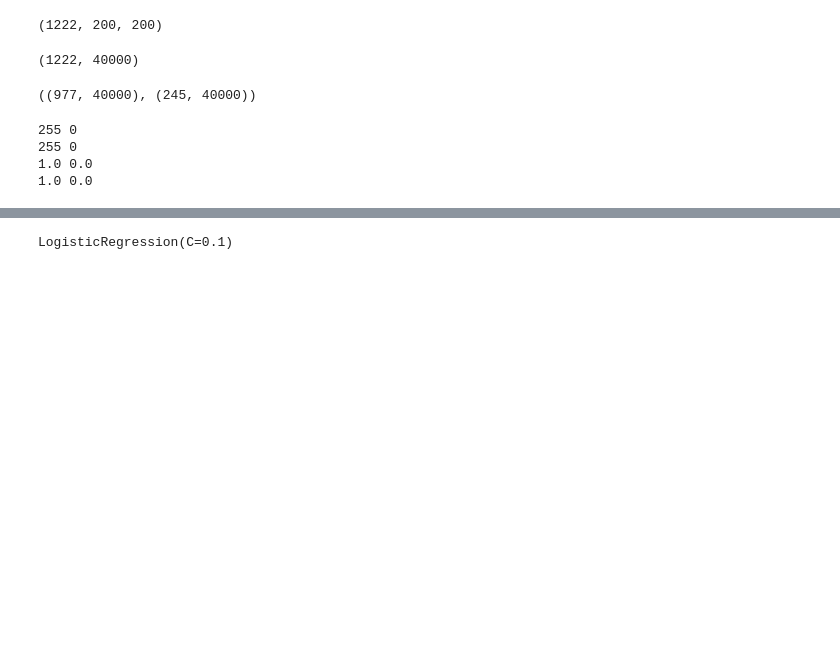
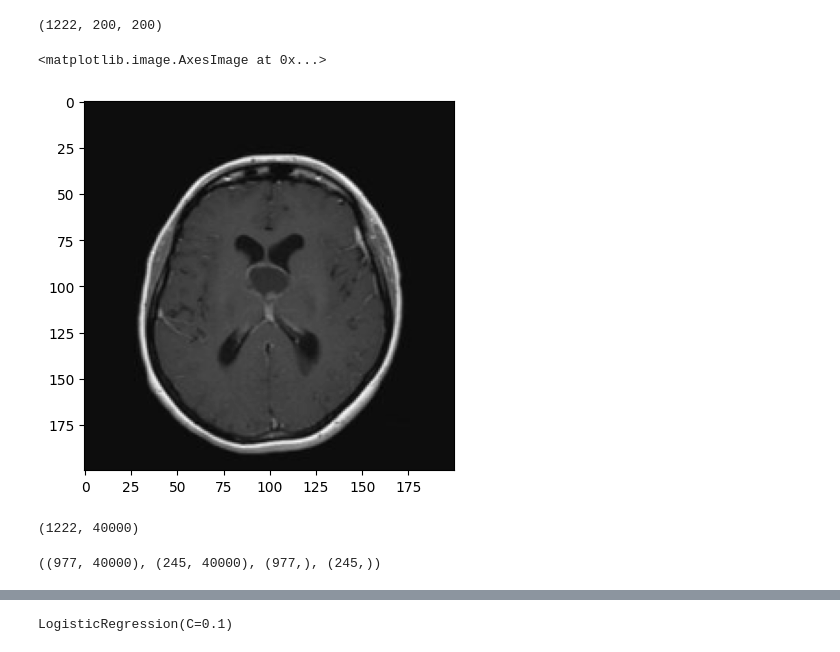
Before and after one commit to Sahithkumar-31/Brain-Tumor-Detection, a Jupyter notebook: Brain_T.ipynb, the cells around one changed output, grey strips where cells are left out. Saved outputs shown, nothing was run; the diff lists cells and outputs as text; code cells hidden in the pictures; blank space fills up the shorter version.

```diff
--- a/Brain_T.ipynb
+++ b/Brain_T.ipynb
@@ -40,5 +45,8 @@ X.shape
 # %% [output]
 (1222, 200, 200)
 # %%
-#plt.imshow(X[0], cmap='gray')
+plt.imshow(X[0], cmap='gray')
+# %% [output]
+<matplotlib.image.AxesImage at 0x...>
+[figure, added]
 # %%
@@ -50,18 +58,6 @@ X_updated.shape
 xtrain, xtest, ytrain, ytest = train_test_split(X_updated, Y, random_state=10,
                                                test_size=.20)
 # %%
-xtrain.shape, xtest.shape
+xtrain.shape, xtest.shape, ytrain.shape, ytest.shape
 # %% [output]
-((977, 40000), (245, 40000))
+((977, 40000), (245, 40000), (977,), (245,))
-# %%
-print(xtrain.max(), xtrain.min())
-print(xtest.max(), xtest.min())
-xtrain = xtrain/255
-xtest = xtest/255
-print(xtrain.max(), xtrain.min())
-print(xtest.max(), xtest.min())
-# %% [output]
-255 0
-255 0
-1.0 0.0
-1.0 0.0
```
Also changed, not shown: parts of 26 cells of this notebook.
